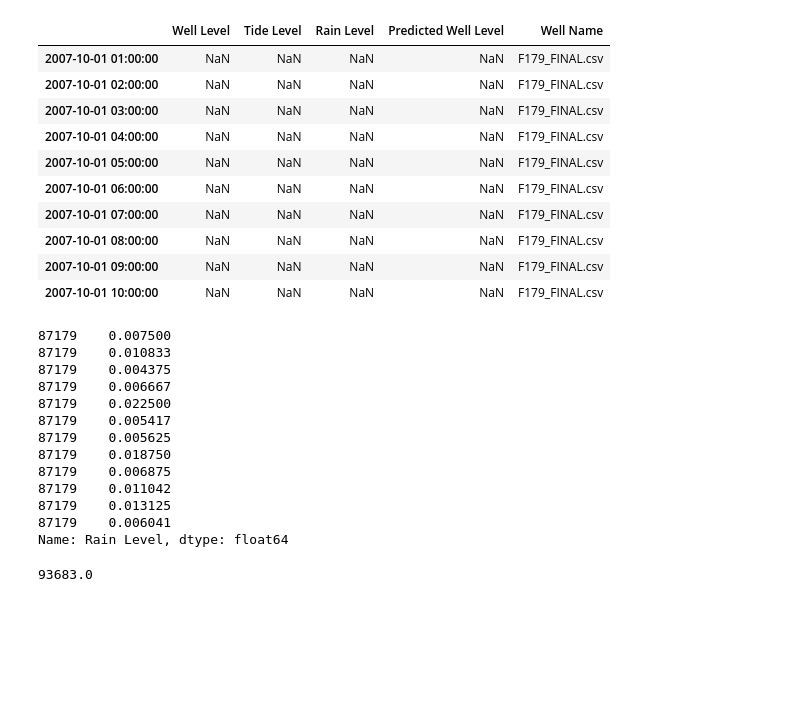
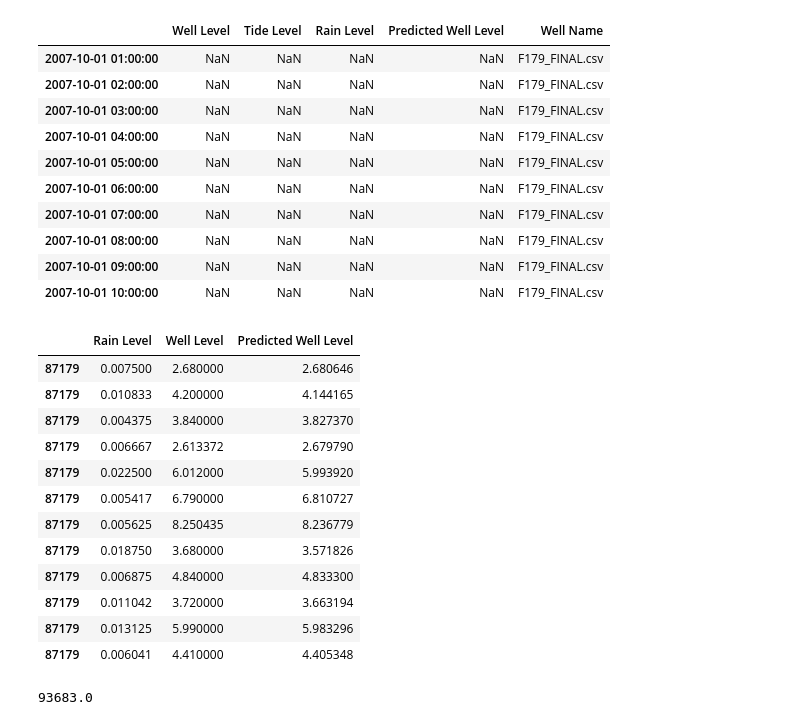
Before and after one commit to ccnobbli/Fall2_Homework, a Jupyter notebook: data/Well Data_Split/Aggregate All Well Data.ipynb, the cells around one changed output. Drawn from its saved outputs; the diff is of its cells as text; code cells hidden in the pictures; blank space fills up the shorter version.

```diff
--- a/data/Well Data_Split/Aggregate All Well Data.ipynb
+++ b/data/Well Data_Split/Aggregate All Well Data.ipynb
@@ -284,19 +329,19 @@ df.head(10)
 | 2007-10-01 09:00:00 | NaN | NaN | NaN | NaN | F179_FINAL.csv |
 | 2007-10-01 10:00:00 | NaN | NaN | NaN | NaN | F179_FINAL.csv |
 # %%
-df.loc[df['DateHour'] == '2017-09-10 12:00:00', 'Rain Level']
+df.loc[df['DateHour'] == '2017-09-10 12:00:00', ['Rain Level', 'Well Level', 'Predicted Well Level']]
 # %% [output]
-87179    0.007500
-87179    0.010833
-87179    0.004375
-87179    0.006667
-87179    0.022500
-87179    0.005417
-87179    0.005625
-87179    0.018750
-87179    0.006875
-87179    0.011042
-87179    0.013125
-87179    0.006041
-Name: Rain Level, dtype: float64
+|  | Rain Level | Well Level | Predicted Well Level |
+| 87179 | 0.007500 | 2.680000 | 2.680646 |
+| 87179 | 0.010833 | 4.200000 | 4.144165 |
+| 87179 | 0.004375 | 3.840000 | 3.827370 |
+| 87179 | 0.006667 | 2.613372 | 2.679790 |
+| 87179 | 0.022500 | 6.012000 | 5.993920 |
+| 87179 | 0.005417 | 6.790000 | 6.810727 |
+| 87179 | 0.005625 | 8.250435 | 8.236779 |
+| 87179 | 0.018750 | 3.680000 | 3.571826 |
+| 87179 | 0.006875 | 4.840000 | 4.833300 |
+| 87179 | 0.011042 | 3.720000 | 3.663194 |
+| 87179 | 0.013125 | 5.990000 | 5.983296 |
+| 87179 | 0.006041 | 4.410000 | 4.405348 |
 # %%
```
Also changed, not shown: parts of 19 cells of this notebook, 1 other file.
